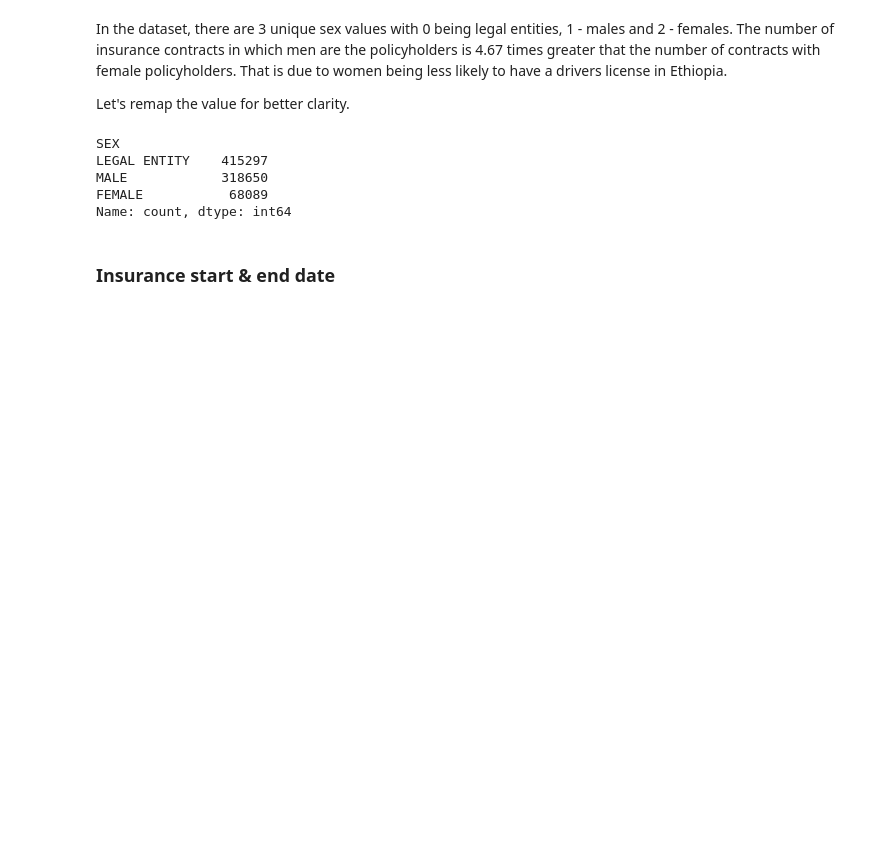
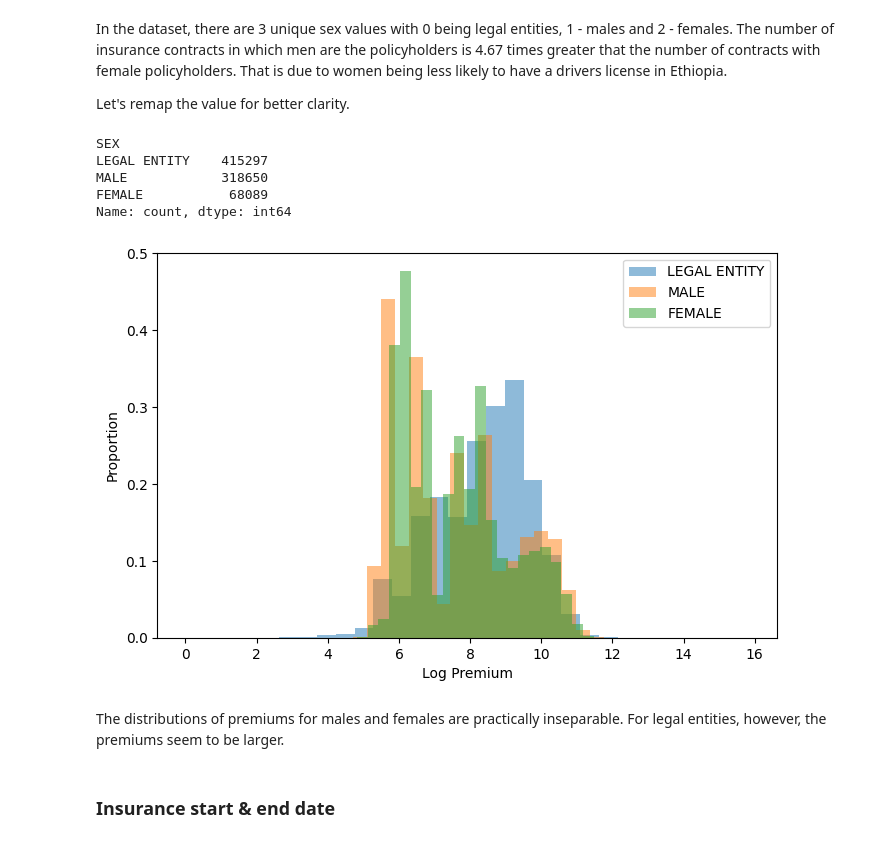
Before and after one commit to Mykolazaz/ethiopian-insurance-premiums, a Jupyter notebook: Basics.ipynb, the cells around one changed output. Drawn from its saved outputs; the diff is of its cells as text; code cells hidden in the pictures; blank space fills up the shorter version.

Commit message:
Variable analysis with regard to premium distribution

```diff
--- a/Basics.ipynb
+++ b/Basics.ipynb
@@ -118,6 +116,25 @@ LEGAL ENTITY    415297
 MALE            318650
 FEMALE           68089
 Name: count, dtype: int64
+# %%
+insurance_data['LOG_PREMIUM'] = np.log(insurance_data['PREMIUM'] + 1)
+
+sex_values = insurance_data['SEX'].unique()
+
+plt.figure(figsize=(8, 5))
+
+for sex in sex_values:
+    subset = insurance_data[insurance_data['SEX'] == sex]['LOG_PREMIUM']
+    plt.hist(subset, bins=30, alpha=0.5, label=str(sex), density=True)
+
+plt.xlabel('Log Premium')
+plt.ylabel('Proportion')
+plt.legend()
+plt.show()
+# %% [output]
+[figure, added]
+# %% [markdown]
+The distributions of premiums for males and females are practically inseparable. For legal entities, however, the premiums seem to be larger.
 # %% [markdown]
 ### Insurance start & end date
 # %%
```
Also changed, not shown: parts of 39 cells of this notebook.
